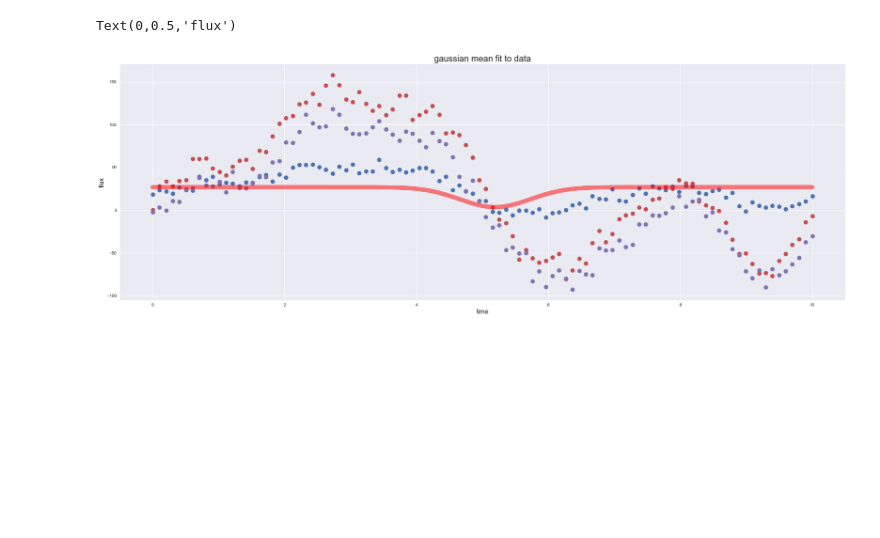
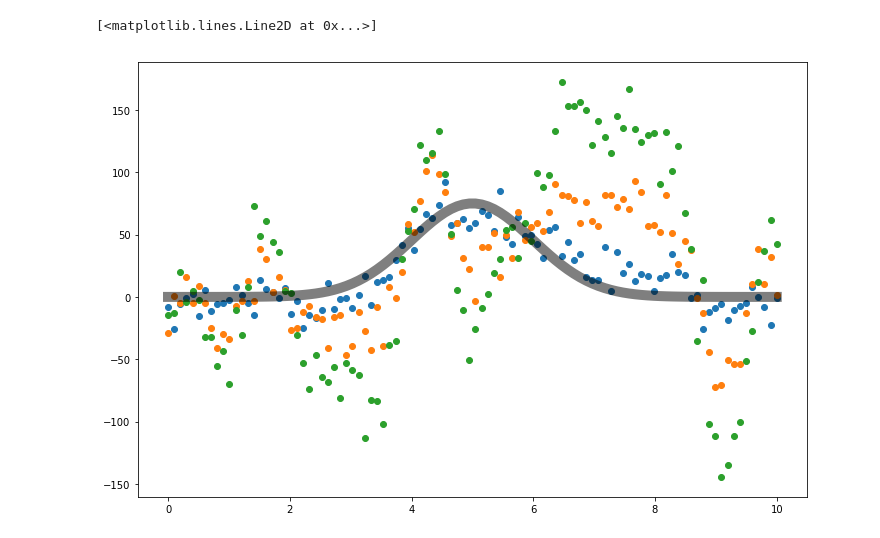
Before and after one commit to tagordon/gp2d, a Jupyter notebook: model_selection.ipynb, the cells around one changed output. Drawn from its saved outputs; the diff is of its cells as text; code cells hidden in the pictures; blank space fills up the shorter version.

Commit message:
implemented modeling class

```diff
--- a/model_selection.ipynb
+++ b/model_selection.ipynb
@@ -128,16 +1,41 @@ delta BIC: -56.77
-# %%
-_, _, _, _, mean_params, offset = unpack_params(min_params.x, 3, 3)
-tp = np.linspace(min(t), max(t), 1000)
-
-fig = pl.figure(figsize=(30, 10))
-pl.plot(t, y1, 'o', alpha=1, color=palette[0], markersize=10)
-pl.plot(t, y2, 'o', alpha=1, color=palette[2], markersize=10)
-pl.plot(t, y3, 'o', alpha=1, color=palette[3], markersize=10)
-pl.plot(tp, gauss(tp, offset[0], *mean_params), linewidth=10, color='r', alpha=0.5)
-
-pl.title('gaussian mean fit to data', size=20)
-pl.xlabel('time', size=15)
-pl.ylabel('flux', size=15)
-# %% [output]
-Text(0,0.5,'flux')
-[figure, removed]
+# %%
+from Modeling import model
+from mygp import gp, kernel
+import numpy as np
+import warnings
+warnings.filterwarnings("ignore")
+
+k1_params = [0.5, 10]
+k2_params = [1, 5, 10]
+white_noise = [10, 15, 20]
+mean_params = [5, 1, 75]
+offsets = [0, 10, 20]
+
+def gauss(t, off, mean, sig, amp):
+    return off + amp*np.exp(-((t - mean)**2)/(2*sig))
+
+def box(t, off, mean, sig, amp):
+    return off + amp*(np.abs(t - mean) < sig)
+
+gauss_model = model(k1_params, k2_params, white_noise,
+                    mean_params, offsets, gauss,
+                    kernel.exp_sq_kernel, kernel.scale_kernel, 3)
+box_model = model(k1_params, k2_params, white_noise,
+                       mean_params, offsets, box,
+                      kernel.exp_sq_kernel, kernel.scale_kernel, 3)
+# %%
+t = np.linspace(0, 10, 100)
+y1, y2, y3 = gauss_model.sample(t)
+# %%
+import matplotlib.pyplot as pl
+%matplotlib inline
+
+fig, ax = pl.subplots(figsize=(12, 8))
+
+pl.plot(t, y1, 'o')
+pl.plot(t, y2, 'o')
+pl.plot(t, y3, 'o')
+pl.plot(t, gauss(t, 0, *mean_params), linewidth=10, color='k', alpha=0.5)
+# %% [output]
+[<matplotlib.lines.Line2D at 0x...>]
+[figure, added]
```
Also changed, not shown: parts of 8 cells of this notebook, 4 other files.
